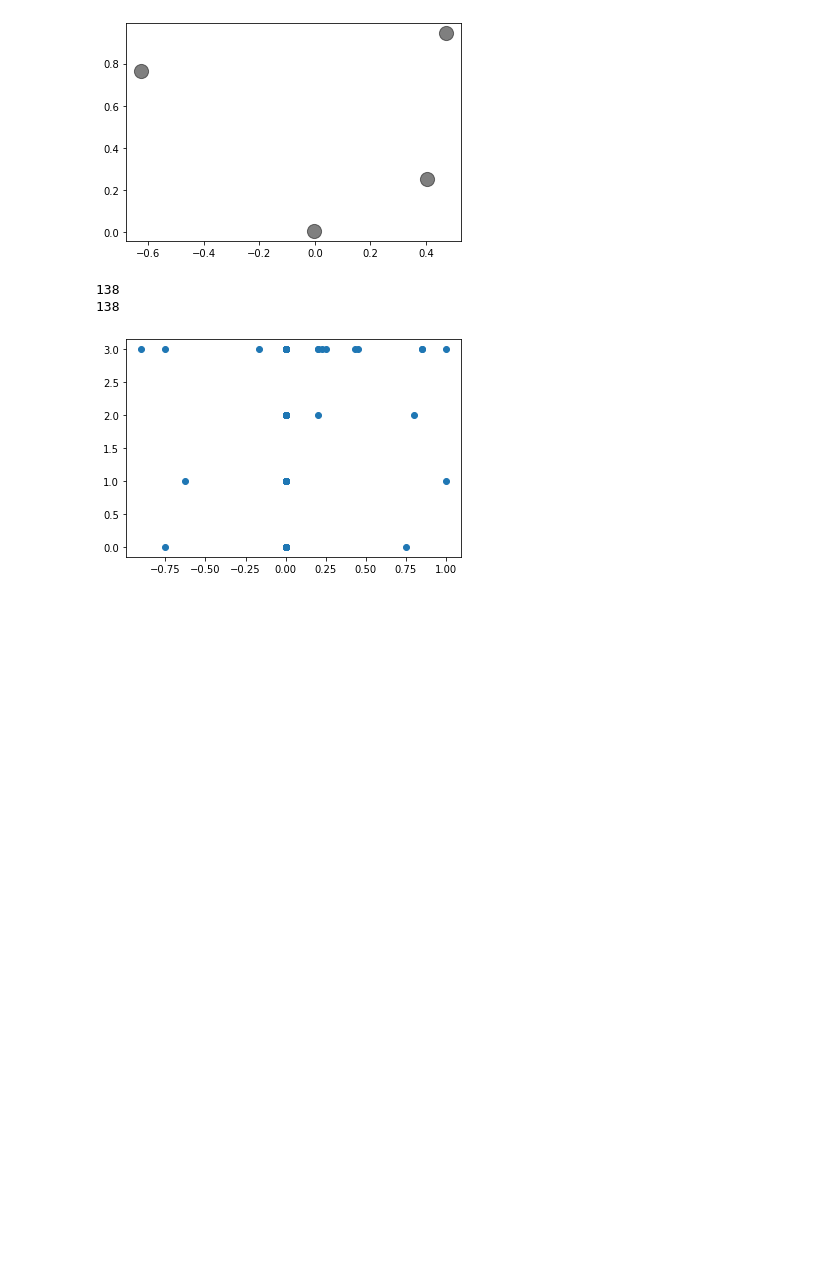
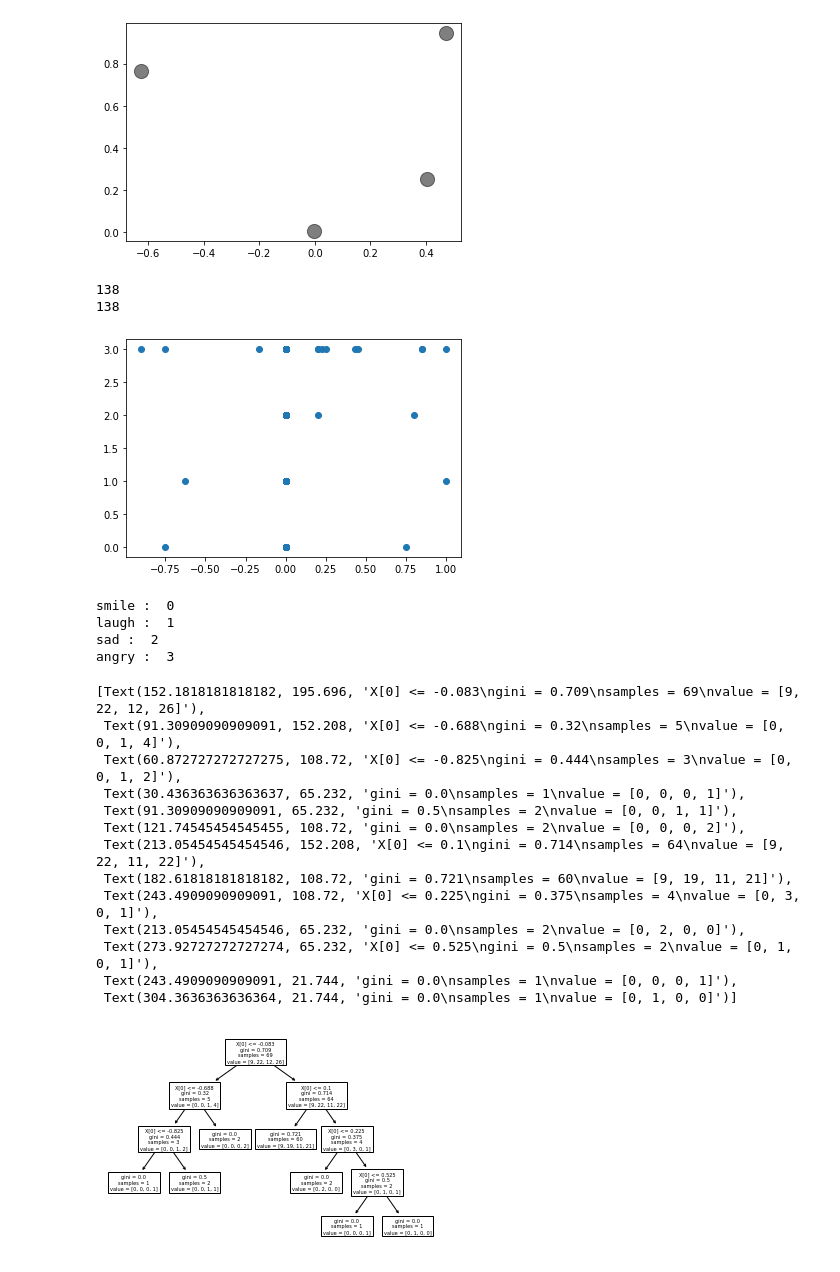
Before and after one commit to virenkhandal/EmojiMatch, a Jupyter notebook: main.ipynb, the cells around one changed output. Saved outputs shown, nothing was run; the diff lists cells and outputs as text; code cells hidden in the pictures; blank space fills up the shorter version.

Commit message:
updating ipynb to visualize decision tree

```diff
--- a/main.ipynb
+++ b/main.ipynb
@@ -108,0 +115,35 @@ print(Y.size)
+# %%
+X = []
+Y = []
+counter = 0
+for key in emojidict:
+    print(key, ": ", counter)
+    for i in emojidict.get(key):
+        m = TextBlob(i)
+        curr = [m.sentiment.polarity]
+        X.append(curr)
+        Y.append(counter)
+    counter = counter + 1
+
+clf = tree.DecisionTreeClassifier()
+clf = clf.fit(X, Y)
+tree.plot_tree(clf)
+# %% [output]
+smile :  0
+laugh :  1
+sad :  2
+angry :  3
+[Text(152.1818181818182, 195.696, 'X[0] <= -0.083\ngini = 0.709\nsamples = 69\nvalue = [9, 22, 12, 26]'),
+ Text(91.30909090909091, 152.208, 'X[0] <= -0.688\ngini = 0.32\nsamples = 5\nvalue = [0, 0, 1, 4]'),
+ Text(60.872727272727275, 108.72, 'X[0] <= -0.825\ngini = 0.444\nsamples = 3\nvalue = [0, 0, 1, 2]'),
+ Text(30.436363636363637, 65.232, 'gini = 0.0\nsamples = 1\nvalue = [0, 0, 0, 1]'),
+ Text(91.30909090909091, 65.232, 'gini = 0.5\nsamples = 2\nvalue = [0, 0, 1, 1]'),
+ Text(121.74545454545455, 108.72, 'gini = 0.0\nsamples = 2\nvalue = [0, 0, 0, 2]'),
+ Text(213.05454545454546, 152.208, 'X[0] <= 0.1\ngini = 0.714\nsamples = 64\nvalue = [9, 22, 11, 22]'),
+ Text(182.61818181818182, 108.72, 'gini = 0.721\nsamples = 60\nvalue = [9, 19, 11, 21]'),
+ Text(243.4909090909091, 108.72, 'X[0] <= 0.225\ngini = 0.375\nsamples = 4\nvalue = [0, 3, 0, 1]'),
+ Text(213.05454545454546, 65.232, 'gini = 0.0\nsamples = 2\nvalue = [0, 2, 0, 0]'),
+ Text(273.92727272727274, 65.232, 'X[0] <= 0.525\ngini = 0.5\nsamples = 2\nvalue = [0, 1, 0, 1]'),
+ Text(243.4909090909091, 21.744, 'gini = 0.0\nsamples = 1\nvalue = [0, 0, 0, 1]'),
+ Text(304.3636363636364, 21.744, 'gini = 0.0\nsamples = 1\nvalue = [0, 1, 0, 0]')]
+[figure, added]
```
Also changed, not shown: parts of 1 cell of this notebook.
